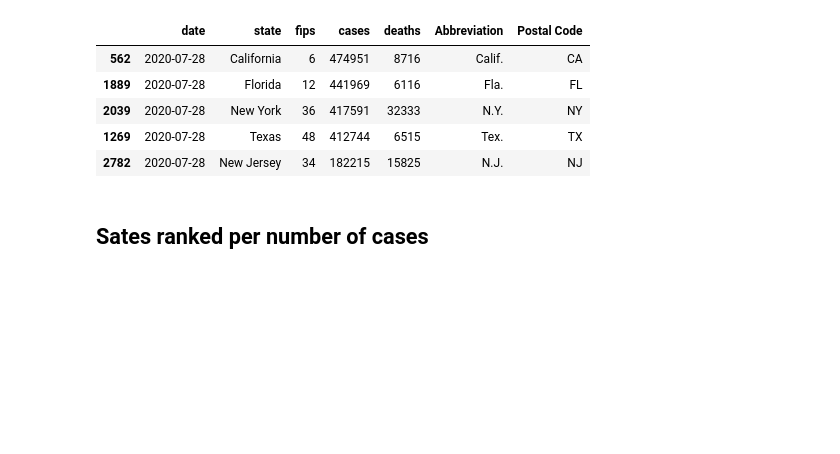
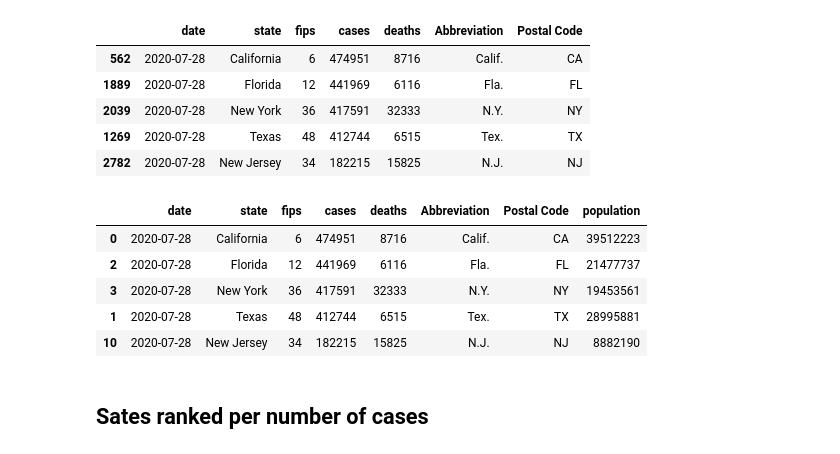
Before and after one commit to mtlberri/covid-19-data, a Jupyter notebook: covid-study.ipynb, the cells around one changed output. Drawn from its saved outputs; the diff is of its cells as text; code cells hidden in the pictures; blank space fills up the shorter version.

```diff
--- a/covid-study.ipynb
+++ b/covid-study.ipynb
@@ -112,8 +112,8 @@ fig.savefig(f'output_visuals/Evolution_total_number_of_cases_through_time_' \
 ## Correlation between the use of mask and the number of new cases
 # %%
 # Create dfm dataframe to do that mask correlation analysis\
-dfm = df_ti.copy()
-dfm.head()
+dfm0 = df_ti.copy()
+dfm0.head()
 # %% [output]
 |  | date | state | fips | cases | deaths | Abbreviation | Postal Code |
 | 562 | 2020-07-28 | California | 6 | 474951 | 8716 | Calif. | CA |
@@ -121,3 +121,17 @@ dfm.head()
 | 2039 | 2020-07-28 | New York | 36 | 417591 | 32333 | N.Y. | NY |
 | 1269 | 2020-07-28 | Texas | 48 | 412744 | 6515 | Tex. | TX |
 | 2782 | 2020-07-28 | New Jersey | 34 | 182215 | 15825 | N.J. | NJ |
+# %%
+# Include the population per state
+df_pop = pd.read_csv('other_input/us-state-population.csv')
+df_pop.drop(columns=['Rank', 'Percent of Total'], inplace=True)
+df_pop.rename(columns={'July 2019 Estimate': 'population'}, inplace=True)
+dfm1 = pd.merge(left=dfm0, right=df_pop, on='state', left_index=True)
+dfm1.head()
+# %% [output]
+|  | date | state | fips | cases | deaths | Abbreviation | Postal Code | population |
+| 0 | 2020-07-28 | California | 6 | 474951 | 8716 | Calif. | CA | 39512223 |
+| 2 | 2020-07-28 | Florida | 12 | 441969 | 6116 | Fla. | FL | 21477737 |
+| 3 | 2020-07-28 | New York | 36 | 417591 | 32333 | N.Y. | NY | 19453561 |
+| 1 | 2020-07-28 | Texas | 48 | 412744 | 6515 | Tex. | TX | 28995881 |
+| 10 | 2020-07-28 | New Jersey | 34 | 182215 | 15825 | N.J. | NJ | 8882190 |
```
Also changed, not shown: parts of 6 cells of this notebook, 2 other files.
